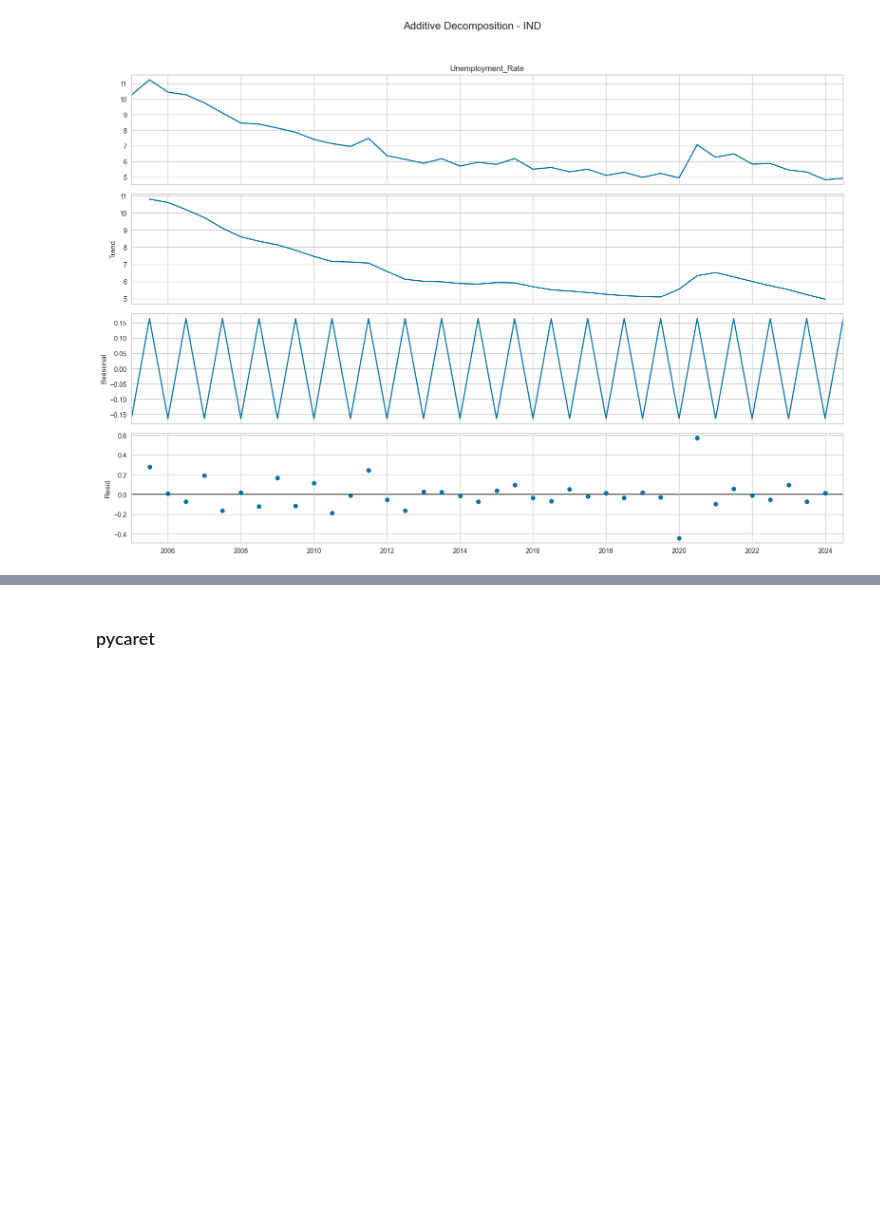
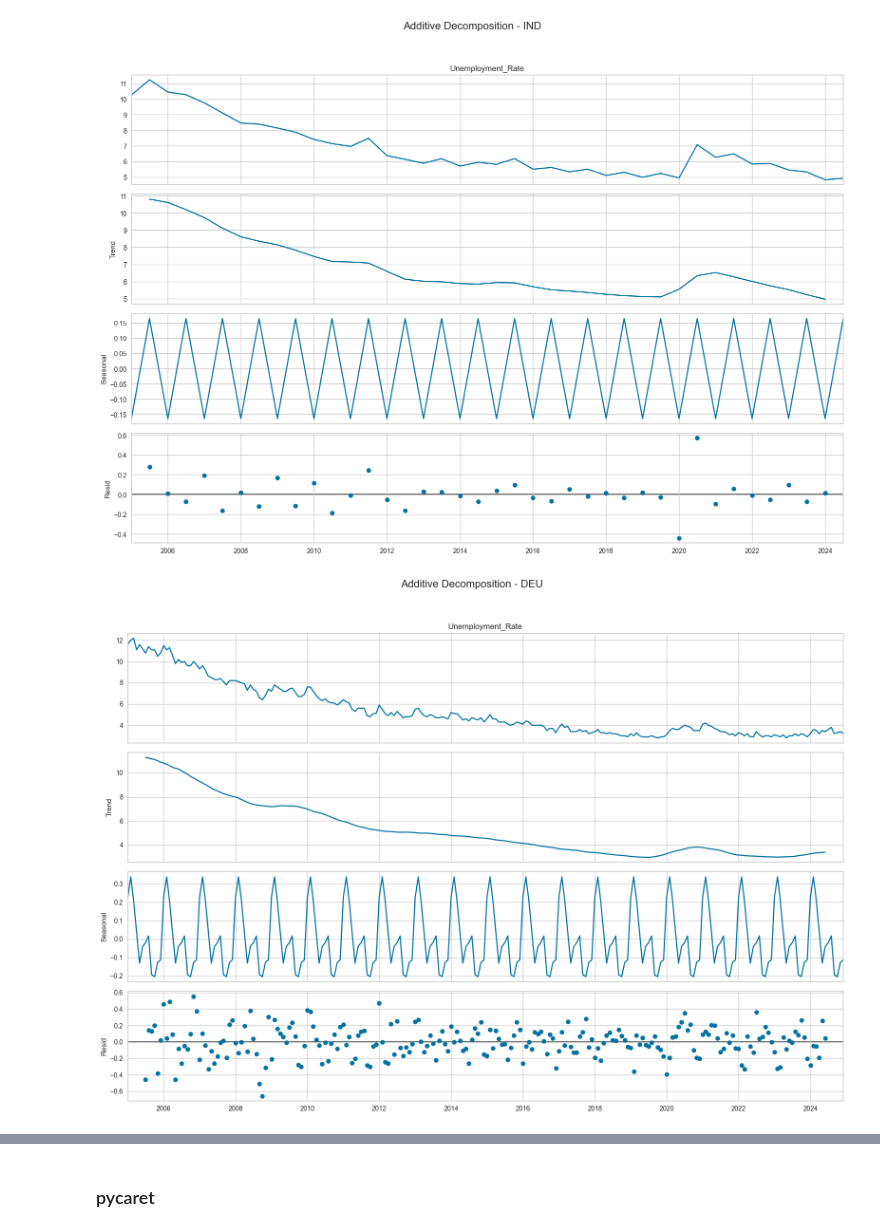
Before and after one commit to imajirzl/thesis-unemployment-rate, a Jupyter notebook: analysis/pycaret.ipynb, the cells around one changed output, grey strips where cells are left out. Saved outputs shown, nothing was run; the diff lists cells and outputs as text; code cells hidden in the pictures; blank space fills up the shorter version.

Commit message:
time series decomposition for deu and usa

```diff
--- a/analysis/pycaret.ipynb
+++ b/analysis/pycaret.ipynb
@@ -39,3 +39,11 @@ select_df_ind.index = pd.PeriodIndex(select_df_ind.index, freq='Q')
 # %%
 select_df_ind_ = select_df_ind.copy()  # Avoid modifying the original data
 select_df_ind_.index = select_df_ind_.index.to_timestamp()  # Convert to datetime
+# %%
+select_df_deu = select_df_deu.drop(['Country'], axis=1)
+select_df_deu['Time_Period'] = pd.to_datetime(select_df_deu['Time_Period'])
+select_df_deu.set_index('Time_Period', inplace=True)
+select_df_deu.index = pd.PeriodIndex(select_df_deu.index, freq='M')
+# %%
+select_df_deu_ = select_df_deu.copy()  # Avoid modifying the original data
+select_df_deu_.index = select_df_deu_.index.to_timestamp()  # Convert to datetime
@@ -42,6 +58,8 @@ select_df_ind_.index = select_df_ind_.index.to_timestamp()  # Convert to datetim
 # %%
 # additive decomp
 add_decomp_ind = seasonal_decompose(select_df_ind_['Unemployment_Rate'], model='additive', period=2)
+add_decomp_deu = seasonal_decompose(select_df_deu_['Unemployment_Rate'], model='additive', period=12)
+add_decomp_usa = seasonal_decompose(select_df_usa_['Unemployment_Rate'], model='additive', period=12)
 # %%
 # Set figure size
 plt.rcParams.update({'figure.figsize': (16, 12)})
@@ -54,3 +72,15 @@ plt.tight_layout(rect=[0, 0.03, 1, 0.95])
 plt.show()
 # %% [output]
 [figure]
+# %%
+# Set figure size
+plt.rcParams.update({'figure.figsize': (16, 12)})
+
+fig = add_decomp_deu.plot()
+fig.suptitle('Additive Decomposition - DEU', fontsize=16)
+
+# Adjust layout to prevent title overlap
+plt.tight_layout(rect=[0, 0.03, 1, 0.95])
+plt.show()
+# %% [output]
+[figure, added]
```
Also changed, not shown: parts of 6 cells of this notebook.
